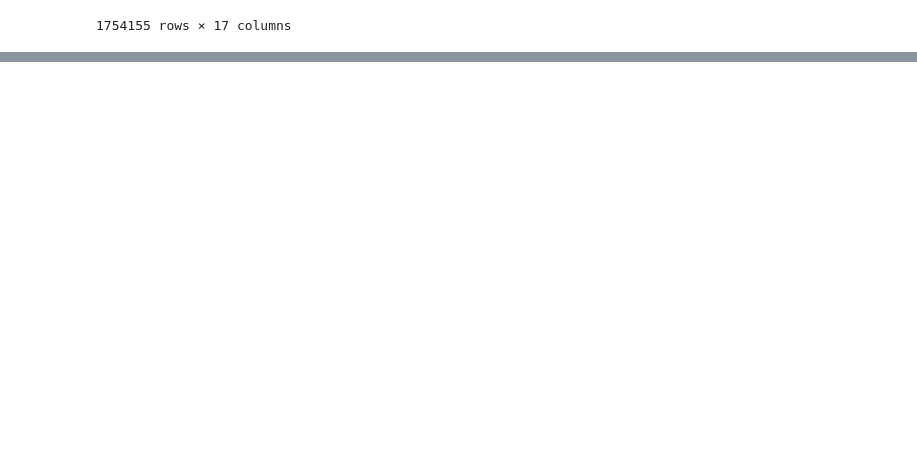
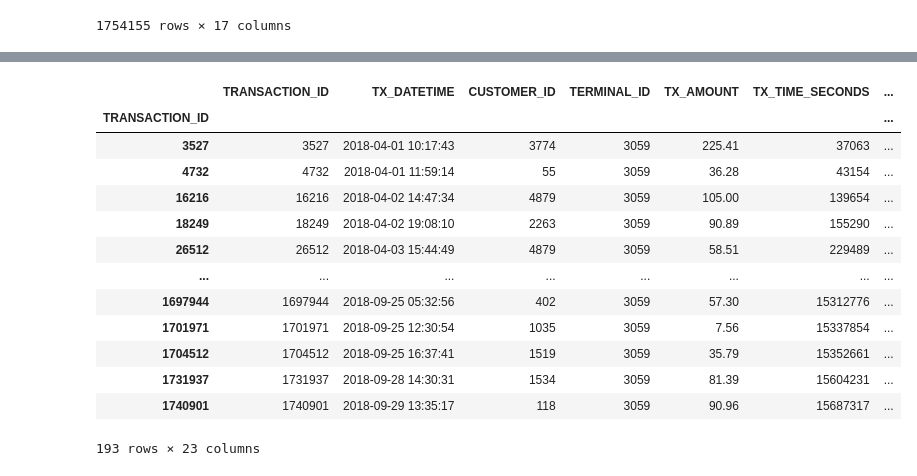
Before and after one commit to chandanravic/ML, a Jupyter notebook: credit_card_fraud_detection_google_collab.ipynb, the cells around one changed output, grey strips where cells are left out. Saved outputs shown, nothing was run; the diff lists cells and outputs as text; code cells hidden in the pictures; blank space fills up the shorter version.

```diff
--- a/credit_card_fraud_detection_google_collab.ipynb
+++ b/credit_card_fraud_detection_google_collab.ipynb
@@ -714,0 +737,17 @@ def get_count_risk_rolling_window(terminal_transactions, delay_period=7, windows
+# %%
+get_count_risk_rolling_window(transactions_df[transactions_df.TERMINAL_ID==3059], delay_period=7, windows_size_in_days=[1,7,30])
+# %% [output]
+|  | TRANSACTION_ID | TX_DATETIME | CUSTOMER_ID | TERMINAL_ID | TX_AMOUNT | TX_TIME_SECONDS | ... |
+| TRANSACTION_ID |  |  |  |  |  |  | ... |
+| 3527 | 3527 | 2018-04-01 10:17:43 | 3774 | 3059 | 225.41 | 37063 | ... |
+| 4732 | 4732 | 2018-04-01 11:59:14 | 55 | 3059 | 36.28 | 43154 | ... |
+| 16216 | 16216 | 2018-04-02 14:47:34 | 4879 | 3059 | 105.00 | 139654 | ... |
+| 18249 | 18249 | 2018-04-02 19:08:10 | 2263 | 3059 | 90.89 | 155290 | ... |
+| 26512 | 26512 | 2018-04-03 15:44:49 | 4879 | 3059 | 58.51 | 229489 | ... |
+| ... | ... | ... | ... | ... | ... | ... | ... |
+| 1697944 | 1697944 | 2018-09-25 05:32:56 | 402 | 3059 | 57.30 | 15312776 | ... |
+| 1701971 | 1701971 | 2018-09-25 12:30:54 | 1035 | 3059 | 7.56 | 15337854 | ... |
+| 1704512 | 1704512 | 2018-09-25 16:37:41 | 1519 | 3059 | 35.79 | 15352661 | ... |
+| 1731937 | 1731937 | 2018-09-28 14:30:31 | 1534 | 3059 | 81.39 | 15604231 | ... |
+| 1740901 | 1740901 | 2018-09-29 13:35:17 | 118 | 3059 | 90.96 | 15687317 | ... |
+193 rows × 23 columns
```
Also changed, not shown: parts of 12 cells of this notebook.
